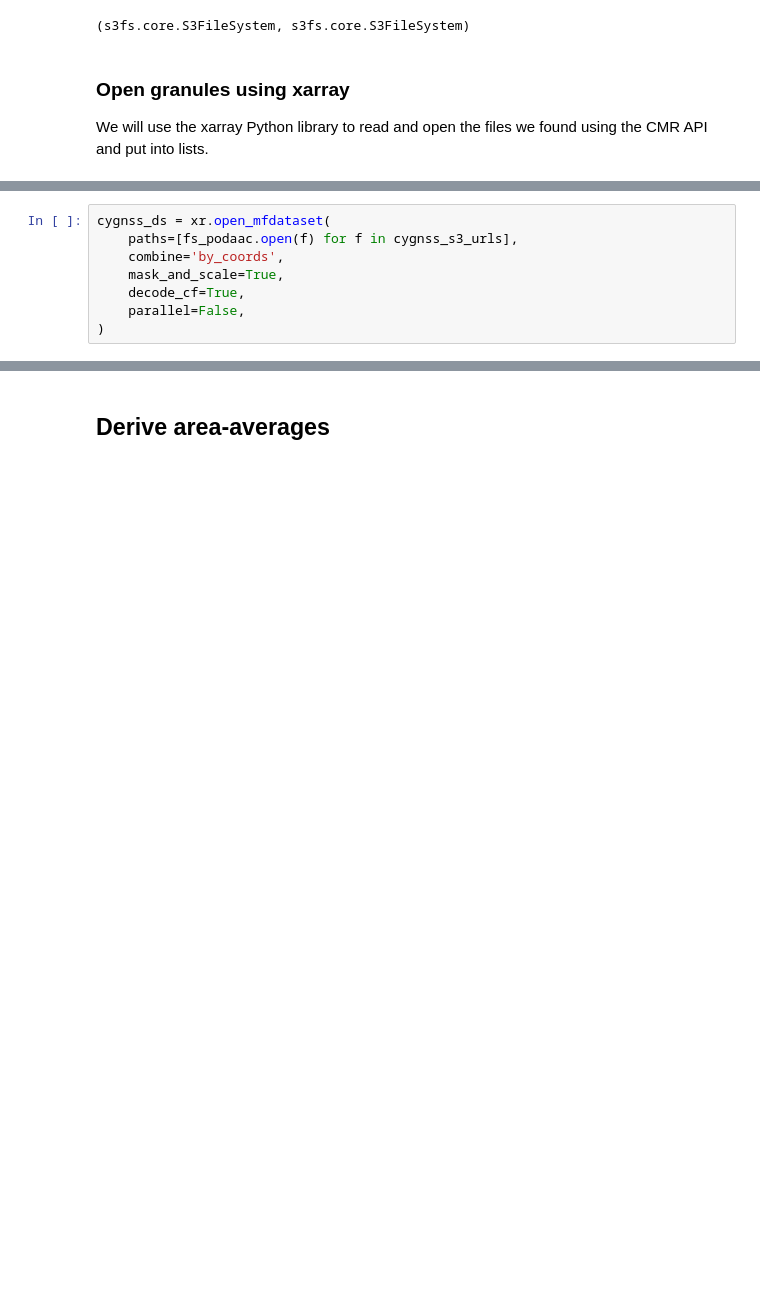
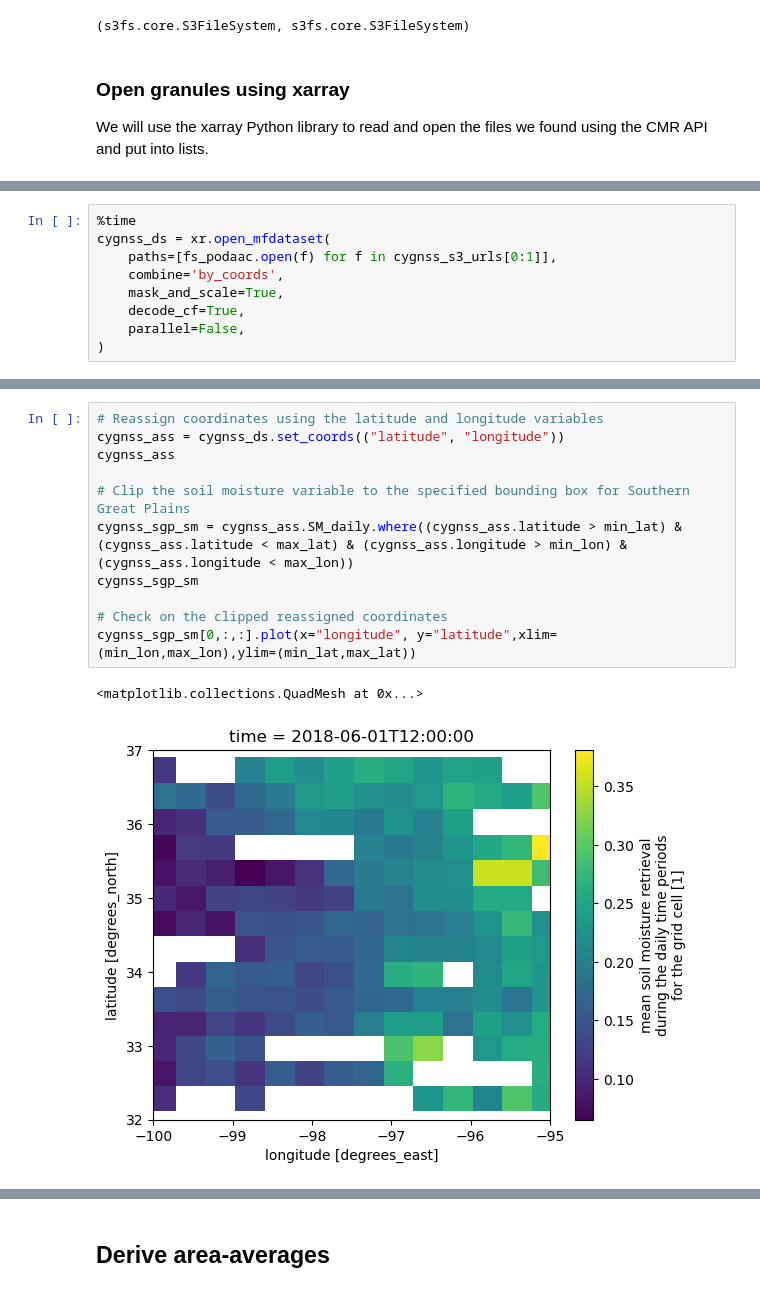
Before and after one commit to alexishunzinger/gesdisc-use-cases, a Jupyter notebook: mocko-ldas-comparison/ldas-comparison.ipynb, the cells around one changed output, grey strips where cells are left out. Cells and saved outputs as stored; diff of their text form; blank space fills up the shorter version.

```diff
--- a/mocko-ldas-comparison/ldas-comparison.ipynb
+++ b/mocko-ldas-comparison/ldas-comparison.ipynb
@@ -223,6 +231,7 @@ gldas_ds = xr.open_mfdataset(
 # %%
+%time
 cygnss_ds = xr.open_mfdataset(
-    paths=[fs_podaac.open(f) for f in cygnss_s3_urls],
+    paths=[fs_podaac.open(f) for f in cygnss_s3_urls[0:1]],
     combine='by_coords',
     mask_and_scale=True,
     decode_cf=True,
@@ -262,0 +284,14 @@ gldas_ds
+# %%
+# Reassign coordinates using the latitude and longitude variables
+cygnss_ass = cygnss_ds.set_coords(("latitude", "longitude"))
+cygnss_ass
+
+# Clip the soil moisture variable to the specified bounding box for Southern Great Plains
+cygnss_sgp_sm = cygnss_ass.SM_daily.where((cygnss_ass.latitude > min_lat) & (cygnss_ass.latitude < max_lat) & (cygnss_ass.longitude > min_lon) & (cygnss_ass.longitude < max_lon))
+cygnss_sgp_sm
+
+# Check on the clipped reassigned coordinates
+cygnss_sgp_sm[0,:,:].plot(x="longitude", y="latitude",xlim=(min_lon,max_lon),ylim=(min_lat,max_lat))
+# %% [output]
+<matplotlib.collections.QuadMesh at 0x...>
+[figure, added]
```
Also changed, not shown: parts of 26 cells of this notebook.
